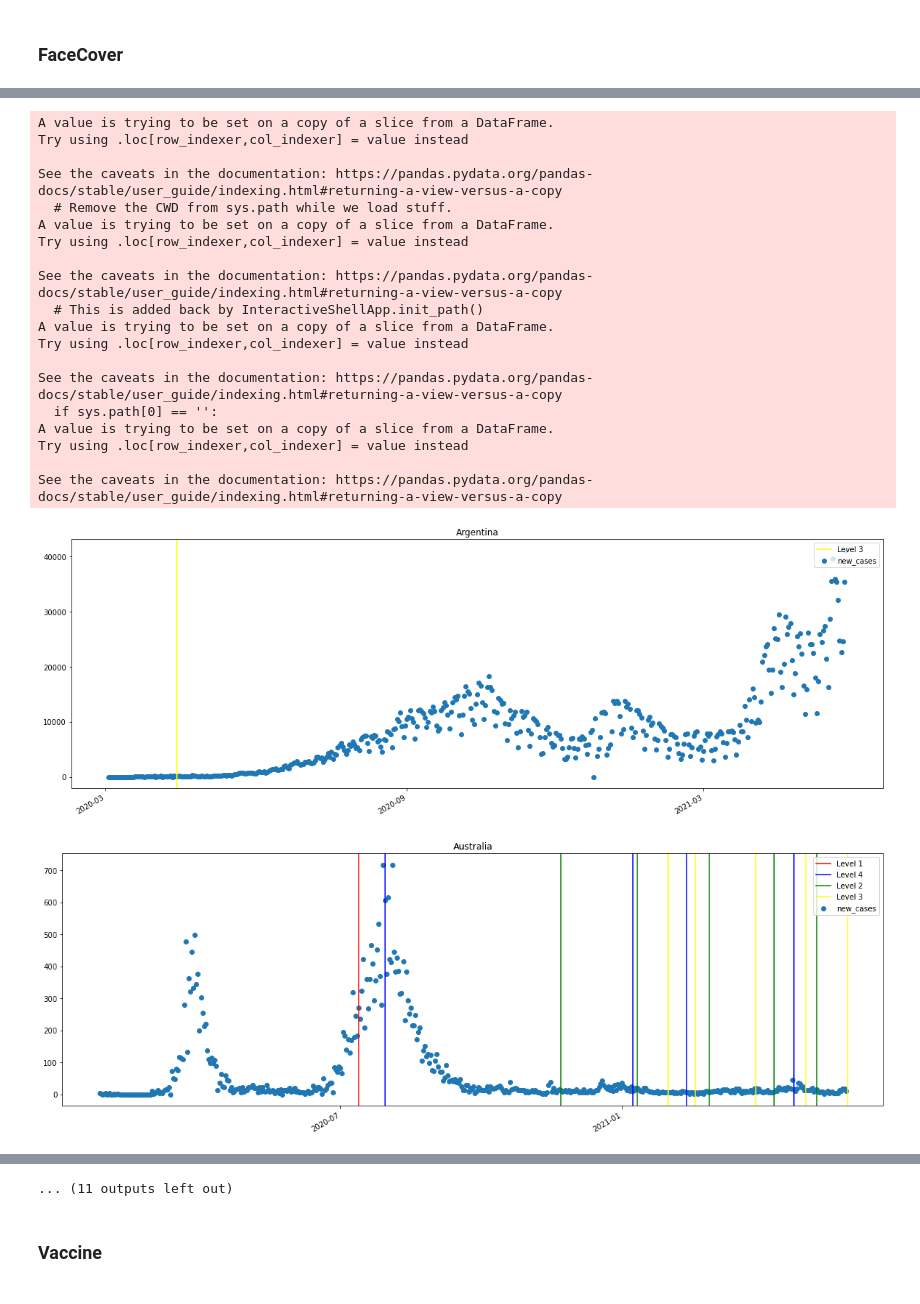
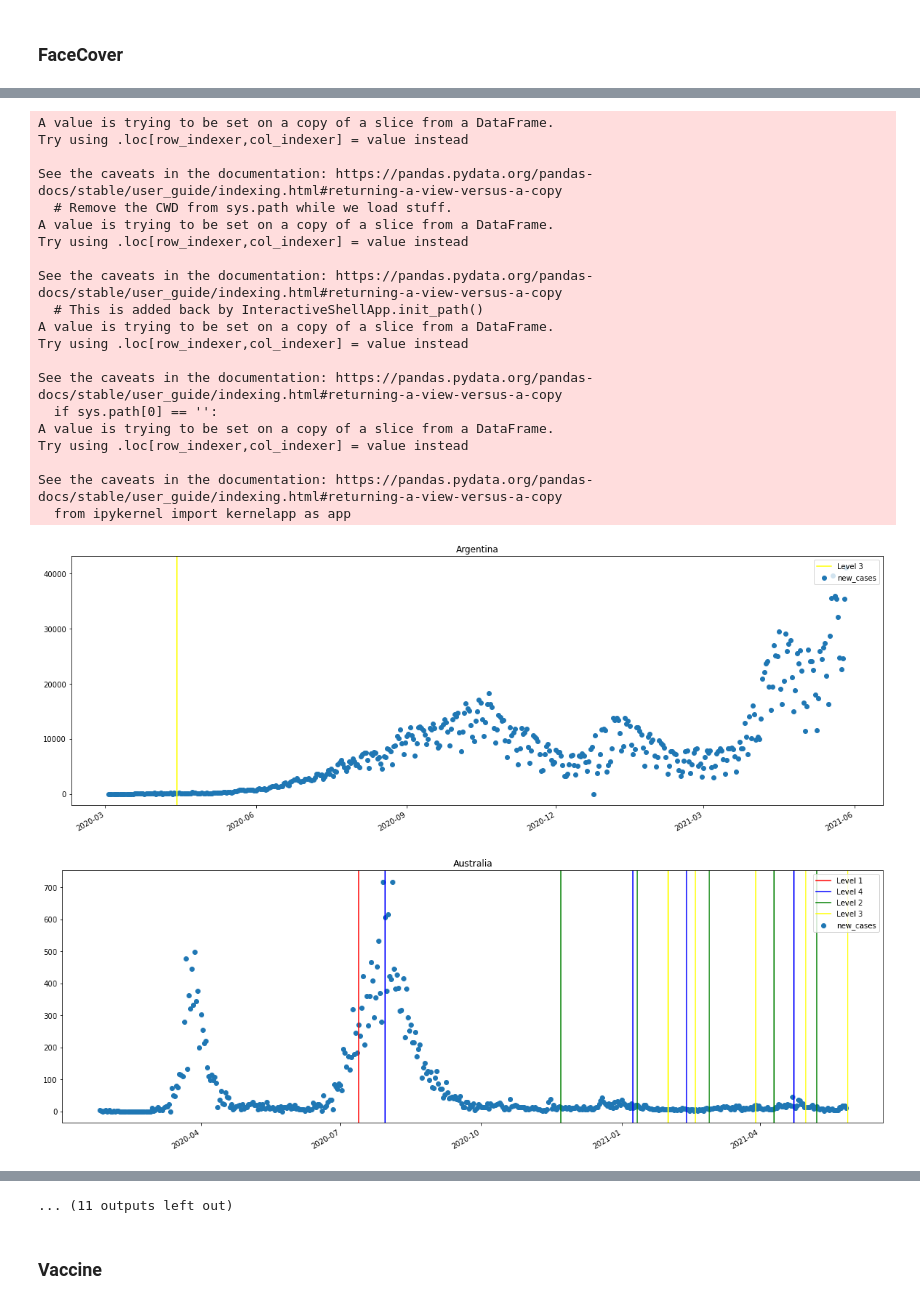
Before and after one commit to tangchingkei/data-science-praktikum, a Jupyter notebook: project.ipynb, the cells around one changed output, grey strips where cells are left out. Drawn from its saved outputs; the diff is of its cells as text; code cells hidden in the pictures.

```diff
--- a/project.ipynb
+++ b/project.ipynb
@@ -70,7 +70,7 @@ for loc in g20_members:
 
     fig, ax = plt.subplots(figsize=(20,7))
     ax.scatter("date", "new_cases", data = only_pain)
-    fmt_every_month = mdates.MonthLocator(interval=6)
+    fmt_every_month = mdates.MonthLocator(interval=3)
     ax.xaxis.set_major_locator(fmt_every_month)
     ax.xaxis.set_major_formatter(mdates.DateFormatter('%Y-%m'))
     fig.autofmt_xdate()
@@ -83,32 +83,33 @@ for loc in g20_members:
     handles, labels = plt.gca().get_legend_handles_labels()
     by_label = OrderedDict(zip(labels, handles))
     plt.legend(by_label.values(), by_label.keys(),loc="upper right")
     plt.show()
 
 """
 f.fig.autofmt_xdate()
 f.set_ylabels("mean_new_cases")
 f.fig.suptitle(loc)
 """
 # %% [output]
 A value is trying to be set on a copy of a slice from a DataFrame.
 Try using .loc[row_indexer,col_indexer] = value instead
 
 See the caveats in the documentation: https://pandas.pydata.org/pandas-docs/stable/user_guide/indexing.html#returning-a-view-versus-a-copy
   # Remove the CWD from sys.path while we load stuff.
 A value is trying to be set on a copy of a slice from a DataFrame.
 Try using .loc[row_indexer,col_indexer] = value instead
 
 See the caveats in the documentation: https://pandas.pydata.org/pandas-docs/stable/user_guide/indexing.html#returning-a-view-versus-a-copy
   # This is added back by InteractiveShellApp.init_path()
 A value is trying to be set on a copy of a slice from a DataFrame.
 Try using .loc[row_indexer,col_indexer] = value instead
 
 See the caveats in the documentation: https://pandas.pydata.org/pandas-docs/stable/user_guide/indexing.html#returning-a-view-versus-a-copy
   if sys.path[0] == '':
 A value is trying to be set on a copy of a slice from a DataFrame.
 Try using .loc[row_indexer,col_indexer] = value instead
 
 See the caveats in the documentation: https://pandas.pydata.org/pandas-docs/stable/user_guide/indexing.html#returning-a-view-versus-a-copy
+  from ipykernel import kernelapp as app
-[figure, old version]
+[figure, new version]
-[figure, old version]
+[figure, new version]
```
Also changed, not shown: parts of 2 cells of this notebook.
